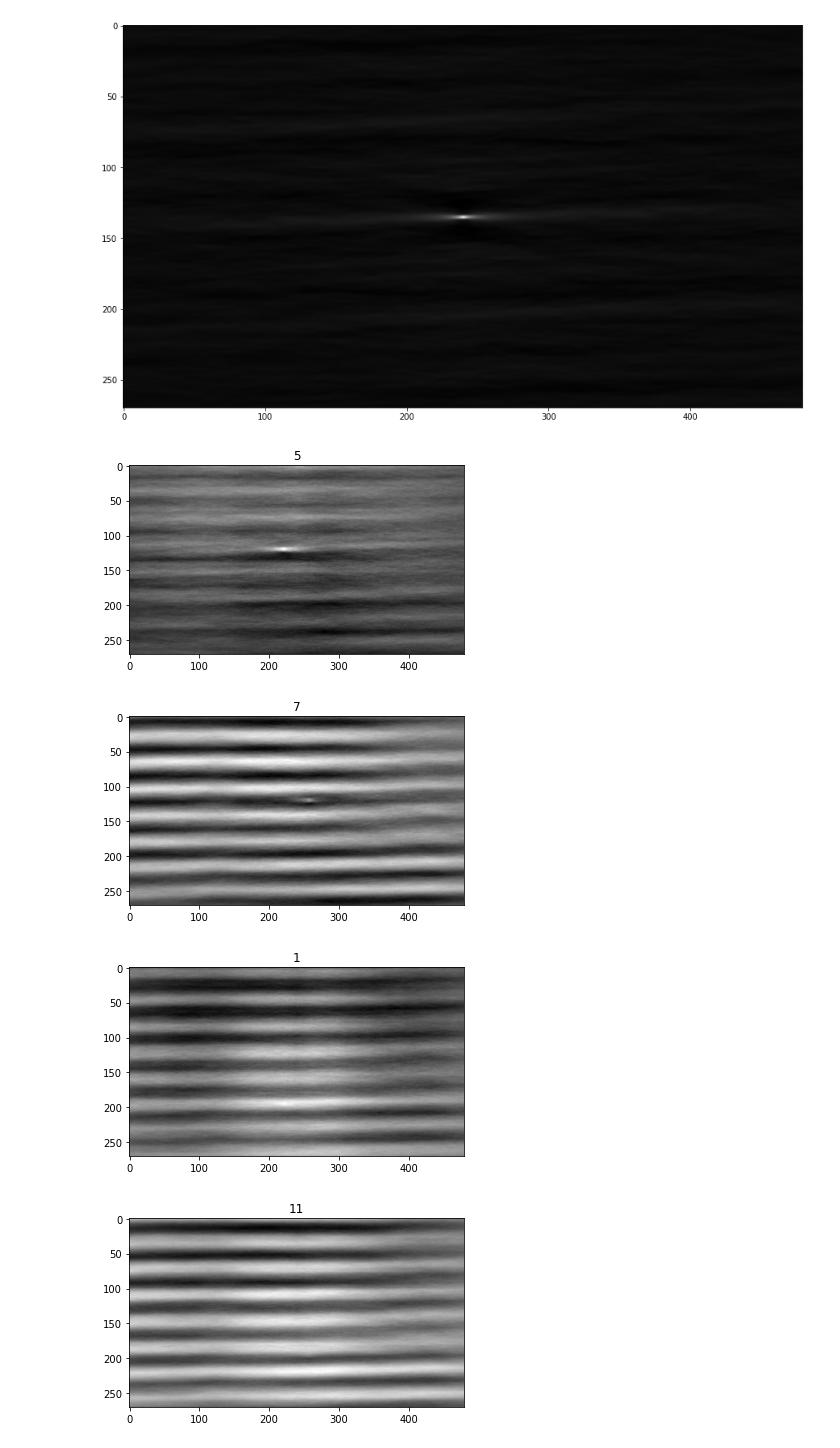
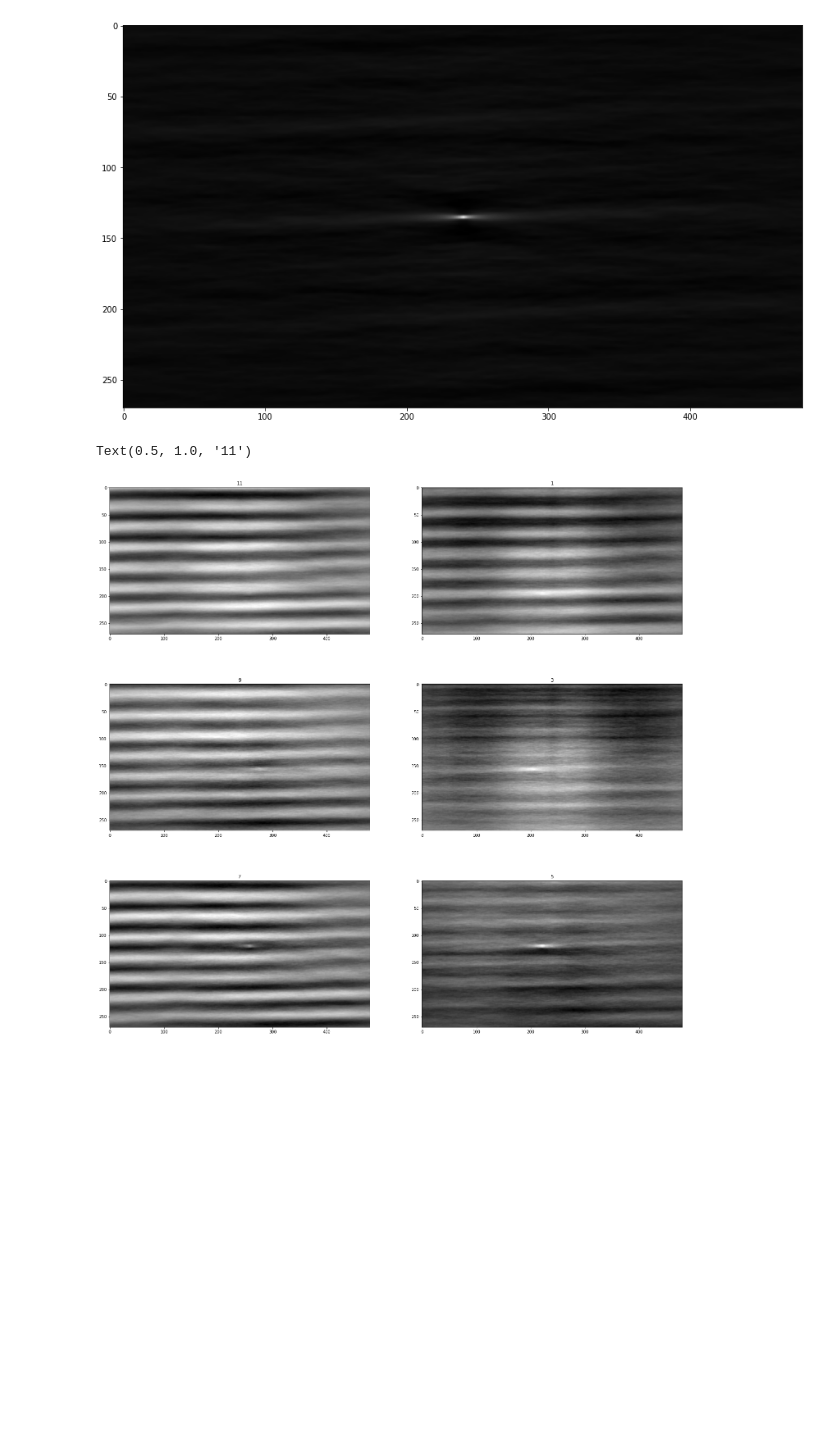
Before and after one commit to olivierleblanc/diffusercam, a Jupyter notebook: bernat/test07.ipynb, the cells around one changed output. Cells and saved outputs as stored; diff of their text form; code cells hidden in the pictures; blank space fills up the shorter version.

```diff
--- a/bernat/test07.ipynb
+++ b/bernat/test07.ipynb
@@ -39,17 +39,37 @@ blackscreen=image_open('black')
 def estimation(name):
     imag=image_open(name)
     imag_hat=signal.fftconvolve(imag-blackscreen,np.flip(h),mode='same')
-    plt.imshow(imag_hat,cmap='gray')
-    plt.title(name)
-    plt.show()
+    # plt.imshow(imag_hat,cmap='gray')
+    # plt.title(name)
+    # plt.show()
     return imag_hat
 # %%
-dotcenter = estimation('5')
-dotcenter = estimation('7')
-dotcenter = estimation('1')
-dotcenter = estimation('11')
+# dotcenter = estimation('1')
+# dotcenter = estimation('3')
+# dotcenter = estimation('5')
+# dotcenter = estimation('7')
+# dotcenter = estimation('9')
+# dotcenter = estimation('11')
-# %% [output]
-[figure, removed]
-[figure, removed]
-[figure, removed]
-[figure, removed]
+# %%
+fig = plt.figure(figsize=(25,25))
+fig.add_subplot(3, 2, 2)
+plt.imshow(estimation('1'),cmap='gray')
+plt.title('1')
+fig.add_subplot(3, 2, 4)
+plt.imshow(estimation('3'),cmap='gray')
+plt.title('3')
+fig.add_subplot(3, 2, 6)
+plt.imshow(estimation('5'),cmap='gray')
+plt.title('5')
+fig.add_subplot(3, 2, 5)
+plt.imshow(estimation('7'),cmap='gray')
+plt.title('7')
+fig.add_subplot(3, 2, 3)
+plt.imshow(estimation('9'),cmap='gray')
+plt.title('9')
+fig.add_subplot(3, 2, 1)
+plt.imshow(estimation('11'),cmap='gray')
+plt.title('11')
+# %% [output]
+Text(0.5, 1.0, '11')
+[figure, added]
```
Also changed, not shown: 2 other files.
